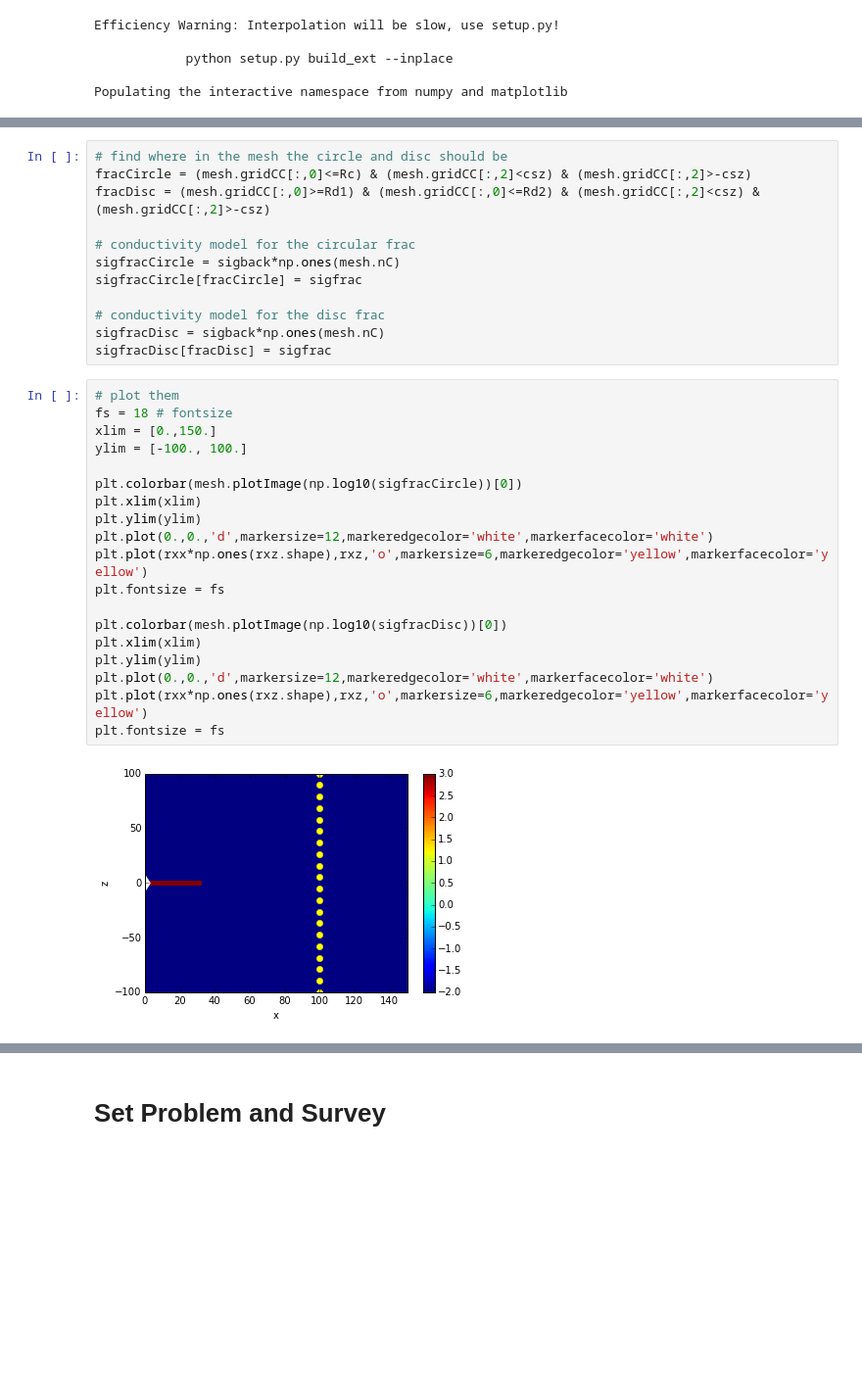
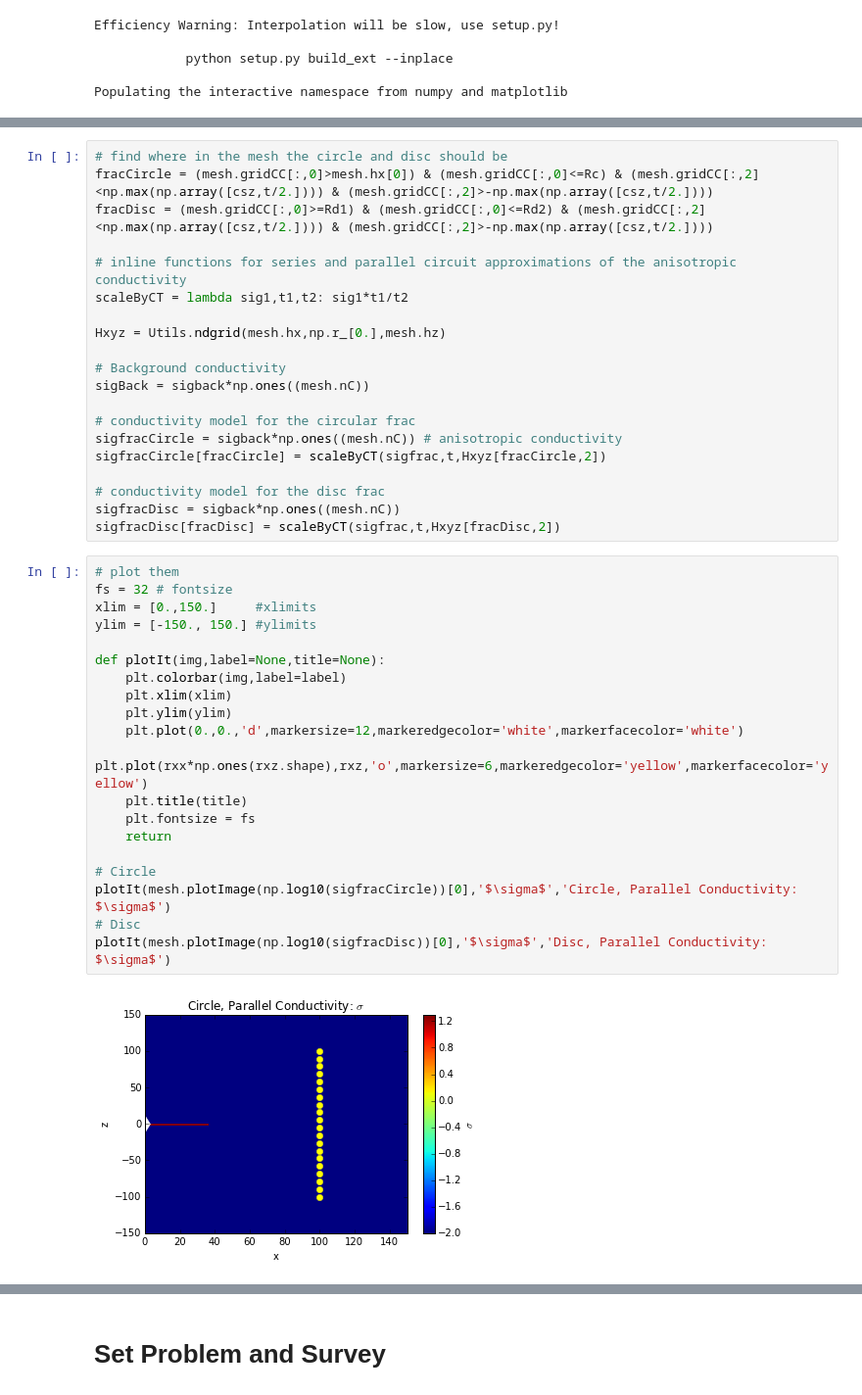
Before and after one commit to lheagy/Tutorials, a Jupyter notebook: PlateInCylindricalCoord.ipynb, the cells around one changed output, grey strips where cells are left out. Shown: that part at 98% size. Drawn from its saved outputs; the diff is of its cells as text; blank space fills up the shorter version.

```diff
--- a/PlateInCylindricalCoord.ipynb
+++ b/PlateInCylindricalCoord.ipynb
@@ -59,33 +90,42 @@ mesh.plotGrid()
 # %%
 # find where in the mesh the circle and disc should be
-fracCircle = (mesh.gridCC[:,0]<=Rc) & (mesh.gridCC[:,2]<csz) & (mesh.gridCC[:,2]>-csz)
-fracDisc = (mesh.gridCC[:,0]>=Rd1) & (mesh.gridCC[:,0]<=Rd2) & (mesh.gridCC[:,2]<csz) & (mesh.gridCC[:,2]>-csz)
+fracCircle = (mesh.gridCC[:,0]>mesh.hx[0]) & (mesh.gridCC[:,0]<=Rc) & (mesh.gridCC[:,2]<np.max(np.array([csz,t/2.]))) & (mesh.gridCC[:,2]>-np.max(np.array([csz,t/2.])))
+fracDisc = (mesh.gridCC[:,0]>=Rd1) & (mesh.gridCC[:,0]<=Rd2) & (mesh.gridCC[:,2]<np.max(np.array([csz,t/2.]))) & (mesh.gridCC[:,2]>-np.max(np.array([csz,t/2.])))
+
+# inline functions for series and parallel circuit approximations of the anisotropic conductivity
+scaleByCT = lambda sig1,t1,t2: sig1*t1/t2
+
+Hxyz = Utils.ndgrid(mesh.hx,np.r_[0.],mesh.hz)
+
+# Background conductivity
+sigBack = sigback*np.ones((mesh.nC))
 
 # conductivity model for the circular frac
-sigfracCircle = sigback*np.ones(mesh.nC)
-sigfracCircle[fracCircle] = sigfrac
+sigfracCircle = sigback*np.ones((mesh.nC)) # anisotropic conductivity
+sigfracCircle[fracCircle] = scaleByCT(sigfrac,t,Hxyz[fracCircle,2])
 
 # conductivity model for the disc frac
-sigfracDisc = sigback*np.ones(mesh.nC)
-sigfracDisc[fracDisc] = sigfrac
+sigfracDisc = sigback*np.ones((mesh.nC))
+sigfracDisc[fracDisc] = scaleByCT(sigfrac,t,Hxyz[fracDisc,2])
 # %%
 # plot them
-fs = 18 # fontsize
-xlim = [0.,150.]
-ylim = [-100., 100.]
+fs = 32 # fontsize
+xlim = [0.,150.]     #xlimits
+ylim = [-150., 150.] #ylimits
 
-plt.colorbar(mesh.plotImage(np.log10(sigfracCircle))[0])
-plt.xlim(xlim)
-plt.ylim(ylim)
-plt.plot(0.,0.,'d',markersize=12,markeredgecolor='white',markerfacecolor='white')
-plt.plot(rxx*np.ones(rxz.shape),rxz,'o',markersize=6,markeredgecolor='yellow',markerfacecolor='yellow')
-plt.fontsize = fs
+def plotIt(img,label=None,title=None):
+    plt.colorbar(img,label=label)
+    plt.xlim(xlim)
+    plt.ylim(ylim)
+    plt.plot(0.,0.,'d',markersize=12,markeredgecolor='white',markerfacecolor='white')
+    plt.plot(rxx*np.ones(rxz.shape),rxz,'o',markersize=6,markeredgecolor='yellow',markerfacecolor='yellow')
+    plt.title(title)
+    plt.fontsize = fs
+    return
 
-plt.colorbar(mesh.plotImage(np.log10(sigfracDisc))[0])
-plt.xlim(xlim)
-plt.ylim(ylim)
-plt.plot(0.,0.,'d',markersize=12,markeredgecolor='white',markerfacecolor='white')
-plt.plot(rxx*np.ones(rxz.shape),rxz,'o',markersize=6,markeredgecolor='yellow',markerfacecolor='yellow')
-plt.fontsize = fs
+# Circle
+plotIt(mesh.plotImage(np.log10(sigfracCircle))[0],'$\sigma$','Circle, Parallel Conductivity: $\sigma$')
+# Disc
+plotIt(mesh.plotImage(np.log10(sigfracDisc))[0],'$\sigma$','Disc, Parallel Conductivity: $\sigma$')
 # %% [output]
-[figure, old version]
+[figure, new version]
```
Also changed, not shown: parts of 27 cells of this notebook.
